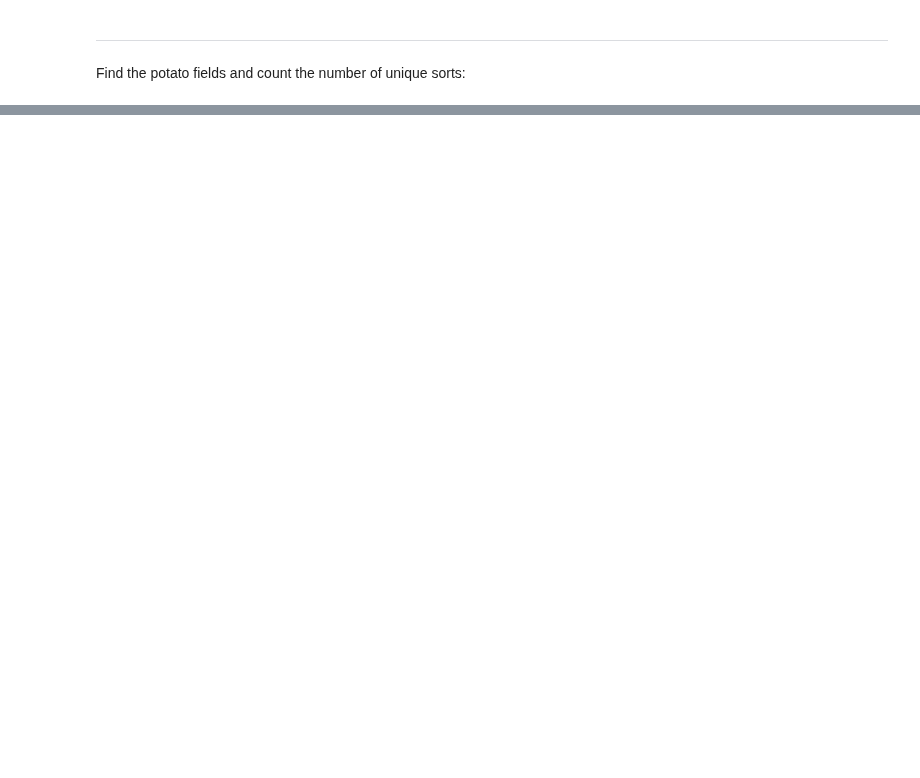
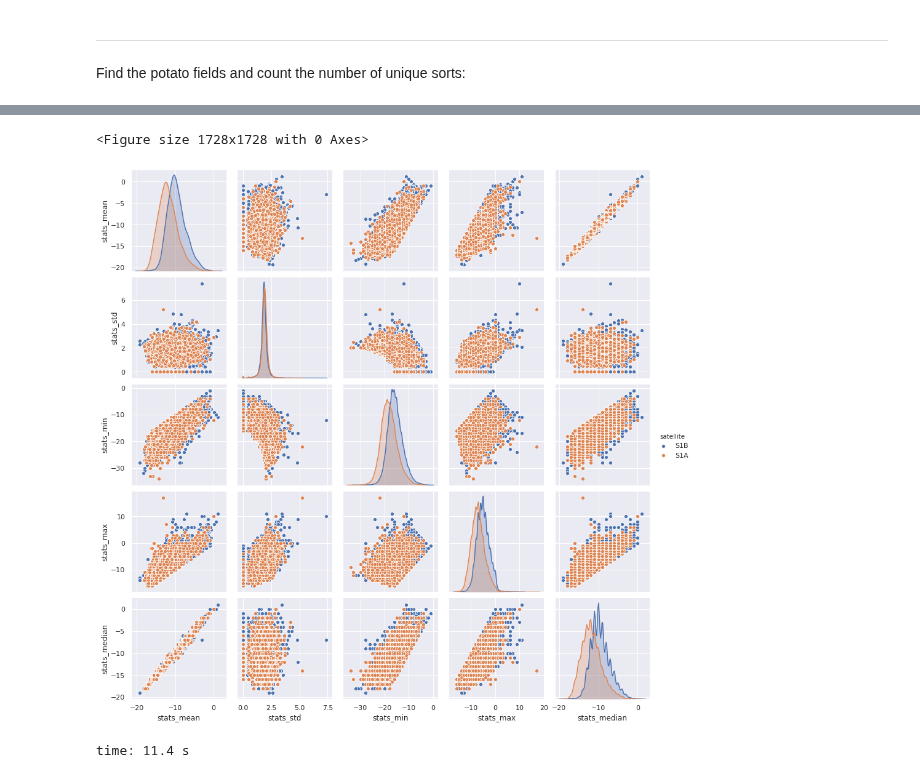
Before and after one commit to JacobJeppesen/PublicSectorConsultancy, a Jupyter notebook: potato_nematode_predictor/notebooks/PotatoNematodePredictor.ipynb, the cells around one changed output, grey strips where cells are left out. Drawn from its saved outputs; the diff is of its cells as text; code cells hidden in the pictures; blank space fills up the shorter version.

```diff
--- a/potato_nematode_predictor/notebooks/PotatoNematodePredictor.ipynb
+++ b/potato_nematode_predictor/notebooks/PotatoNematodePredictor.ipynb
@@ -395,0 +432,14 @@ time: 65.3 ms
+# %%
+df = get_plot_df(polygons_year=2019,
+                 satellite_dates=slice('2019-01-01', '2019-03-31'),
+                 fields='all',
+                 satellite='all',
+                 polarization='VV')
+
+df = df[['satellite', 'stats_mean', 'stats_std', 'stats_min', 'stats_max', 'stats_median']]
+plt.figure(figsize=(24, 24))
+ax = sns.pairplot(df, hue='satellite')
+# %% [output]
+<Figure size 1728x1728 with 0 Axes>
+[figure, added]
+time: 11.4 s
```
Also changed, not shown: parts of 18 cells of this notebook, 2 other files.
